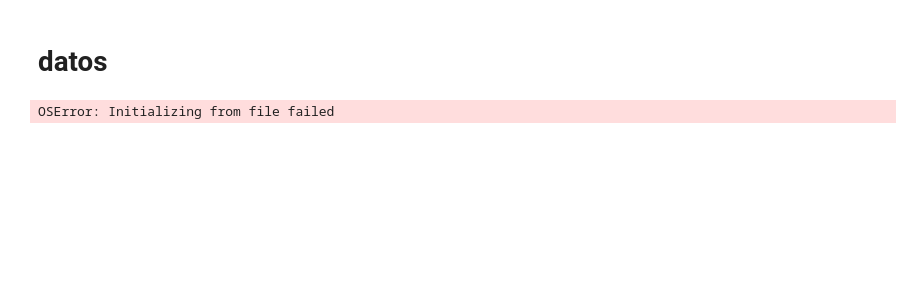
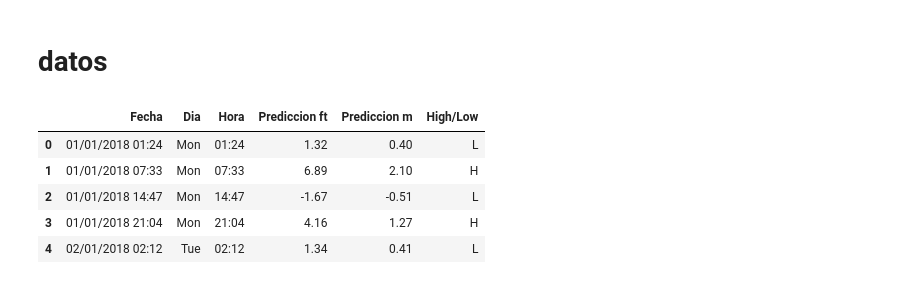
Before and after one commit to laloolea/computacional1, a Jupyter notebook: Actividad4/Ensenada.ipynb, the cells around one changed output. Drawn from its saved outputs; the diff is of its cells as text; code cells hidden in the pictures; blank space fills up the shorter version.

```diff
--- a/Actividad4/Ensenada.ipynb
+++ b/Actividad4/Ensenada.ipynb
@@ -4,7 +4,16 @@ import numpy as np
 import matplotlib.pyplot as plt
 # %% [markdown]
 # datos
-# %%
-Ens = pd.read_csv('ensenada un año editado.txt', header=None,  )
-# %% [output]
-OSError: Initializing from file failed
+# %%
+Ens = pd.read_csv('ensenada.csv', header=None,skiprows= 1 )
+Ens.columns = ['Fecha', 'Dia', 'Hora', 'Prediccion ft', 'Prediccion m', 'High/Low']
+Ens["Fecha"] = Ens["Fecha"].map(str) +" "+ Ens["Hora"]
+Ens["Prediccion m"]= Ens["Prediccion m"] /100
+Ens.head()
+# %% [output]
+|  | Fecha | Dia | Hora | Prediccion ft | Prediccion m | High/Low |
+| 0 | 01/01/2018 01:24 | Mon | 01:24 | 1.32 | 0.40 | L |
+| 1 | 01/01/2018 07:33 | Mon | 07:33 | 6.89 | 2.10 | H |
+| 2 | 01/01/2018 14:47 | Mon | 14:47 | -1.67 | -0.51 | L |
+| 3 | 01/01/2018 21:04 | Mon | 21:04 | 4.16 | 1.27 | H |
+| 4 | 02/01/2018 02:12 | Tue | 02:12 | 1.34 | 0.41 | L |
```
Also changed, not shown: parts of 1 cell of this notebook, 4 other files.
